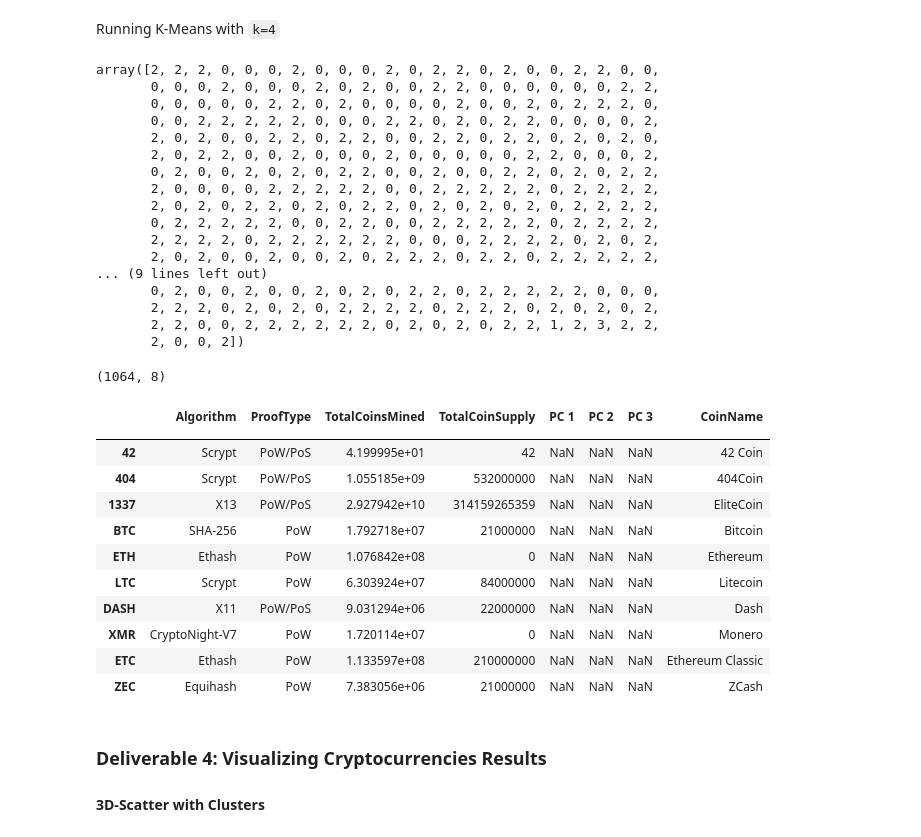
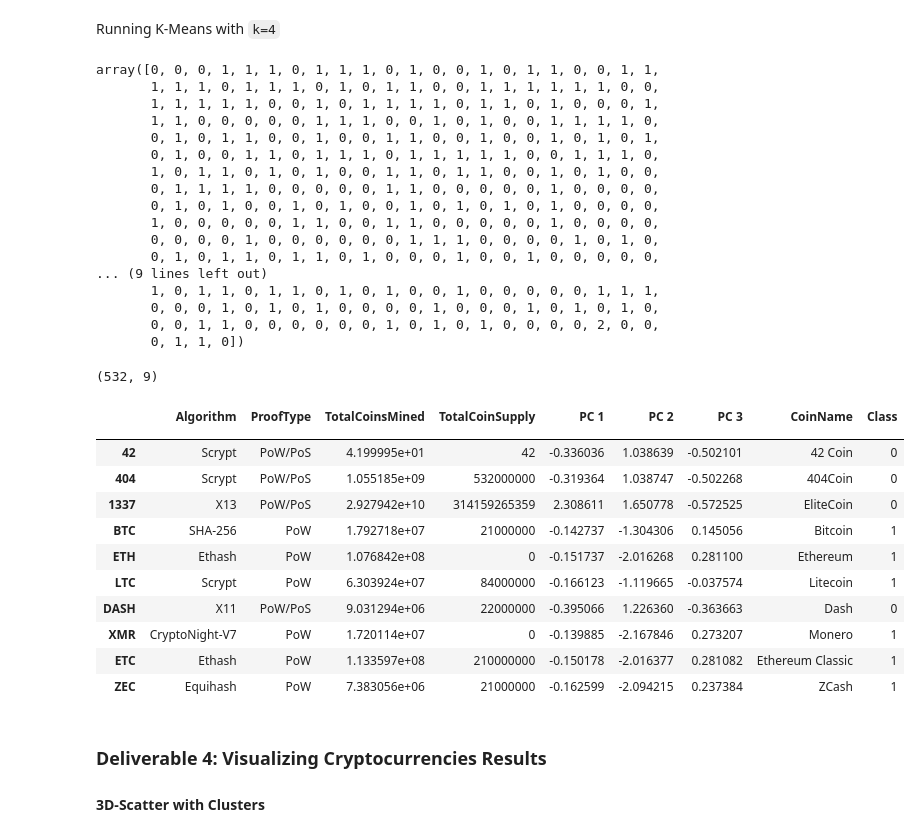
Before and after one commit to ketpradh/Cryptocurrencies, a Jupyter notebook: crypto_clustering.ipynb, the cells around one changed output. Cells and saved outputs as stored; diff of their text form; code cells hidden in the pictures.

```diff
--- a/crypto_clustering.ipynb
+++ b/crypto_clustering.ipynb
@@ -53,7 +55,7 @@ crypto_df.set_index("")
 1144 rows × 6 columns
 # %%
 # Keep all the cryptocurrencies that have a working algorithm.
-crypto_df = crypto_df.loc[(new_crypto_df.Algorithm.notna())]
+crypto_df = crypto_df.loc[(crypto_df.Algorithm.notna())]
 crypto_df.set_index("")
 # %% [output]
 |  | CoinName | Algorithm | IsTrading | ProofType | TotalCoinsMined | TotalCoinSupply |
@@ -110,7 +112,7 @@ crypto_df.set_index("")
 685 rows × 5 columns
 # %%
 # Keep the rows where coins are mined.
-crypto_df = crypto_df.loc[(new_crypto_df_3.TotalCoinsMined > 0)].set_index("")
+crypto_df = crypto_df.loc[(crypto_df.TotalCoinsMined > 0)].set_index("")
 crypto_df
 # %% [output]
 |  | CoinName | Algorithm | ProofType | TotalCoinsMined | TotalCoinSupply |
@@ -268,7 +268,7 @@ df_elbow.hvplot.line(x="k", y="inertia", title="Elbow Curve", xticks=k)
 Running K-Means with `k=4`
 # %%
 # Initialize the K-Means model.
-kmeans_model = KMeans(n_clusters=4, random_state=5)
+kmeans_model = KMeans(n_clusters=4, random_state=0)
 kmeans_model
 
 # Fit the model
@@ -278,51 +278,51 @@ kmeans_model.fit(pcs_df)
 predictions = kmeans_model.predict(pcs_df)
 predictions
 # %% [output]
-array([2, 2, 2, 0, 0, 0, 2, 0, 0, 0, 2, 0, 2, 2, 0, 2, 0, 0, 2, 2, 0, 0,
-       0, 0, 0, 2, 0, 0, 0, 2, 0, 2, 0, 0, 2, 2, 0, 0, 0, 0, 0, 0, 2, 2,
-       0, 0, 0, 0, 0, 2, 2, 0, 2, 0, 0, 0, 0, 2, 0, 0, 2, 0, 2, 2, 2, 0,
-       0, 0, 2, 2, 2, 2, 2, 0, 0, 0, 2, 2, 0, 2, 0, 2, 2, 0, 0, 0, 0, 2,
-       2, 0, 2, 0, 0, 2, 2, 0, 2, 2, 0, 0, 2, 2, 0, 2, 2, 0, 2, 0, 2, 0,
-       2, 0, 2, 2, 0, 0, 2, 0, 0, 0, 2, 0, 0, 0, 0, 0, 2, 2, 0, 0, 0, 2,
-       0, 2, 0, 0, 2, 0, 2, 0, 2, 2, 0, 0, 2, 0, 0, 2, 2, 0, 2, 0, 2, 2,
-       2, 0, 0, 0, 0, 2, 2, 2, 2, 2, 0, 0, 2, 2, 2, 2, 2, 0, 2, 2, 2, 2,
-       2, 0, 2, 0, 2, 2, 0, 2, 0, 2, 2, 0, 2, 0, 2, 0, 2, 0, 2, 2, 2, 2,
-       0, 2, 2, 2, 2, 2, 0, 0, 2, 2, 0, 0, 2, 2, 2, 2, 2, 0, 2, 2, 2, 2,
-       2, 2, 2, 2, 0, 2, 2, 2, 2, 2, 2, 0, 0, 0, 2, 2, 2, 2, 0, 2, 0, 2,
-       2, 0, 2, 0, 0, 2, 0, 0, 2, 0, 2, 2, 2, 0, 2, 2, 0, 2, 2, 2, 2, 2,
+array([0, 0, 0, 1, 1, 1, 0, 1, 1, 1, 0, 1, 0, 0, 1, 0, 1, 1, 0, 0, 1, 1,
+       1, 1, 1, 0, 1, 1, 1, 0, 1, 0, 1, 1, 0, 0, 1, 1, 1, 1, 1, 1, 0, 0,
+       1, 1, 1, 1, 1, 0, 0, 1, 0, 1, 1, 1, 1, 0, 1, 1, 0, 1, 0, 0, 0, 1,
+       1, 1, 0, 0, 0, 0, 0, 1, 1, 1, 0, 0, 1, 0, 1, 0, 0, 1, 1, 1, 1, 0,
+       0, 1, 0, 1, 1, 0, 0, 1, 0, 0, 1, 1, 0, 0, 1, 0, 0, 1, 0, 1, 0, 1,
+       0, 1, 0, 0, 1, 1, 0, 1, 1, 1, 0, 1, 1, 1, 1, 1, 0, 0, 1, 1, 1, 0,
+       1, 0, 1, 1, 0, 1, 0, 1, 0, 0, 1, 1, 0, 1, 1, 0, 0, 1, 0, 1, 0, 0,
+       0, 1, 1, 1, 1, 0, 0, 0, 0, 0, 1, 1, 0, 0, 0, 0, 0, 1, 0, 0, 0, 0,
+       0, 1, 0, 1, 0, 0, 1, 0, 1, 0, 0, 1, 0, 1, 0, 1, 0, 1, 0, 0, 0, 0,
+       1, 0, 0, 0, 0, 0, 1, 1, 0, 0, 1, 1, 0, 0, 0, 0, 0, 1, 0, 0, 0, 0,
+       0, 0, 0, 0, 1, 0, 0, 0, 0, 0, 0, 1, 1, 1, 0, 0, 0, 0, 1, 0, 1, 0,
+       0, 1, 0, 1, 1, 0, 1, 1, 0, 1, 0, 0, 0, 1, 0, 0, 1, 0, 0, 0, 0, 0,
 ... (9 lines left out)
-       0, 2, 0, 0, 2, 0, 0, 2, 0, 2, 0, 2, 2, 0, 2, 2, 2, 2, 2, 0, 0, 0,
-       2, 2, 2, 0, 2, 0, 2, 0, 2, 2, 2, 2, 0, 2, 2, 2, 0, 2, 0, 2, 0, 2,
-       2, 2, 0, 0, 2, 2, 2, 2, 2, 2, 0, 2, 0, 2, 0, 2, 2, 1, 2, 3, 2, 2,
-       2, 0, 0, 2])
+       1, 0, 1, 1, 0, 1, 1, 0, 1, 0, 1, 0, 0, 1, 0, 0, 0, 0, 0, 1, 1, 1,
+       0, 0, 0, 1, 0, 1, 0, 1, 0, 0, 0, 0, 1, 0, 0, 0, 1, 0, 1, 0, 1, 0,
+       0, 0, 1, 1, 0, 0, 0, 0, 0, 0, 1, 0, 1, 0, 1, 0, 0, 0, 0, 2, 0, 0,
+       0, 1, 1, 0])
 # %%
 # Create a new DataFrame including predicted clusters and cryptocurrencies features.
 # Concatentate the crypto_df and pcs_df DataFrames on the same columns.
-clustered_df = pd.concat([crypto_df, pcs_df])
+clustered_df = crypto_df.join(pcs_df)
 
 #  Add a new column, "CoinName" to the clustered_df DataFrame that holds the names of the cryptocurrencies.
 clustered_df["CoinName"] = cryptonames_df["CoinName"]
 
 #  Add a new column, "Class" to the clustered_df DataFrame that holds the predictions.
-#clustered_df["Class"] = predictions
+clustered_df["Class"] = predictions
 
 # Print the shape of the clustered_df
 print(clustered_df.shape)
 clustered_df.head(10)
 # %% [output]
-(1064, 8)
+(532, 9)
-|  | Algorithm | ProofType | TotalCoinsMined | TotalCoinSupply | PC 1 | PC 2 | PC 3 | CoinName |
-|  |  |  |  |  |  |  |  |  |
-| 42 | Scrypt | PoW/PoS | 4.199995e+01 | 42 | NaN | NaN | NaN | 42 Coin |
-| 404 | Scrypt | PoW/PoS | 1.055185e+09 | 532000000 | NaN | NaN | NaN | 404Coin |
-| 1337 | X13 | PoW/PoS | 2.927942e+10 | 314159265359 | NaN | NaN | NaN | EliteCoin |
-| BTC | SHA-256 | PoW | 1.792718e+07 | 21000000 | NaN | NaN | NaN | Bitcoin |
-| ETH | Ethash | PoW | 1.076842e+08 | 0 | NaN | NaN | NaN | Ethereum |
-| LTC | Scrypt | PoW | 6.303924e+07 | 84000000 | NaN | NaN | NaN | Litecoin |
-| DASH | X11 | PoW/PoS | 9.031294e+06 | 22000000 | NaN | NaN | NaN | Dash |
-| XMR | CryptoNight-V7 | PoW | 1.720114e+07 | 0 | NaN | NaN | NaN | Monero |
-| ETC | Ethash | PoW | 1.133597e+08 | 210000000 | NaN | NaN | NaN | Ethereum Classic |
-| ZEC | Equihash | PoW | 7.383056e+06 | 21000000 | NaN | NaN | NaN | ZCash |
+|  | Algorithm | ProofType | TotalCoinsMined | TotalCoinSupply | PC 1 | PC 2 | PC 3 | CoinName | Class |
+|  |  |  |  |  |  |  |  |  |  |
+| 42 | Scrypt | PoW/PoS | 4.199995e+01 | 42 | -0.336036 | 1.038639 | -0.502101 | 42 Coin | 0 |
+| 404 | Scrypt | PoW/PoS | 1.055185e+09 | 532000000 | -0.319364 | 1.038747 | -0.502268 | 404Coin | 0 |
+| 1337 | X13 | PoW/PoS | 2.927942e+10 | 314159265359 | 2.308611 | 1.650778 | -0.572525 | EliteCoin | 0 |
+| BTC | SHA-256 | PoW | 1.792718e+07 | 21000000 | -0.142737 | -1.304306 | 0.145056 | Bitcoin | 1 |
+| ETH | Ethash | PoW | 1.076842e+08 | 0 | -0.151737 | -2.016268 | 0.281100 | Ethereum | 1 |
+| LTC | Scrypt | PoW | 6.303924e+07 | 84000000 | -0.166123 | -1.119665 | -0.037574 | Litecoin | 1 |
+| DASH | X11 | PoW/PoS | 9.031294e+06 | 22000000 | -0.395066 | 1.226360 | -0.363663 | Dash | 0 |
+| XMR | CryptoNight-V7 | PoW | 1.720114e+07 | 0 | -0.139885 | -2.167846 | 0.273207 | Monero | 1 |
+| ETC | Ethash | PoW | 1.133597e+08 | 210000000 | -0.150178 | -2.016377 | 0.281082 | Ethereum Classic | 1 |
+| ZEC | Equihash | PoW | 7.383056e+06 | 21000000 | -0.162599 | -2.094215 | 0.237384 | ZCash | 1 |
 # %% [markdown]
 ### Deliverable 4: Visualizing Cryptocurrencies Results
 
```
Also changed, not shown: parts of 10 cells of this notebook.
